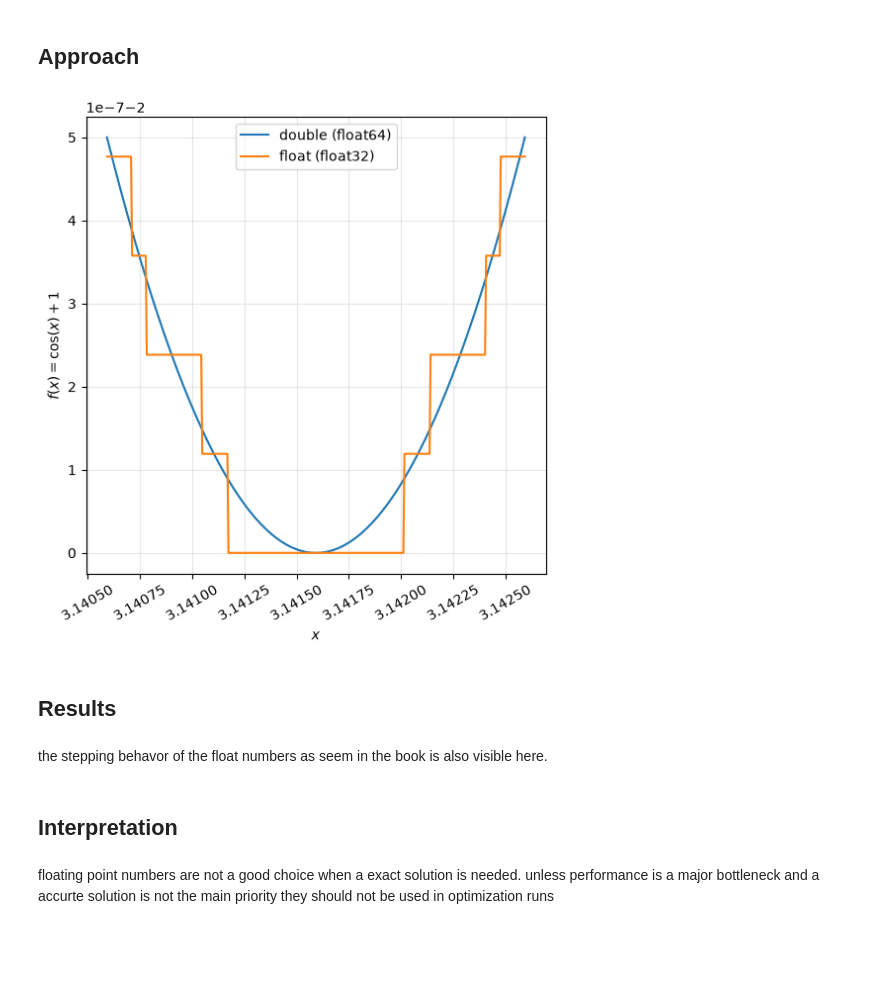
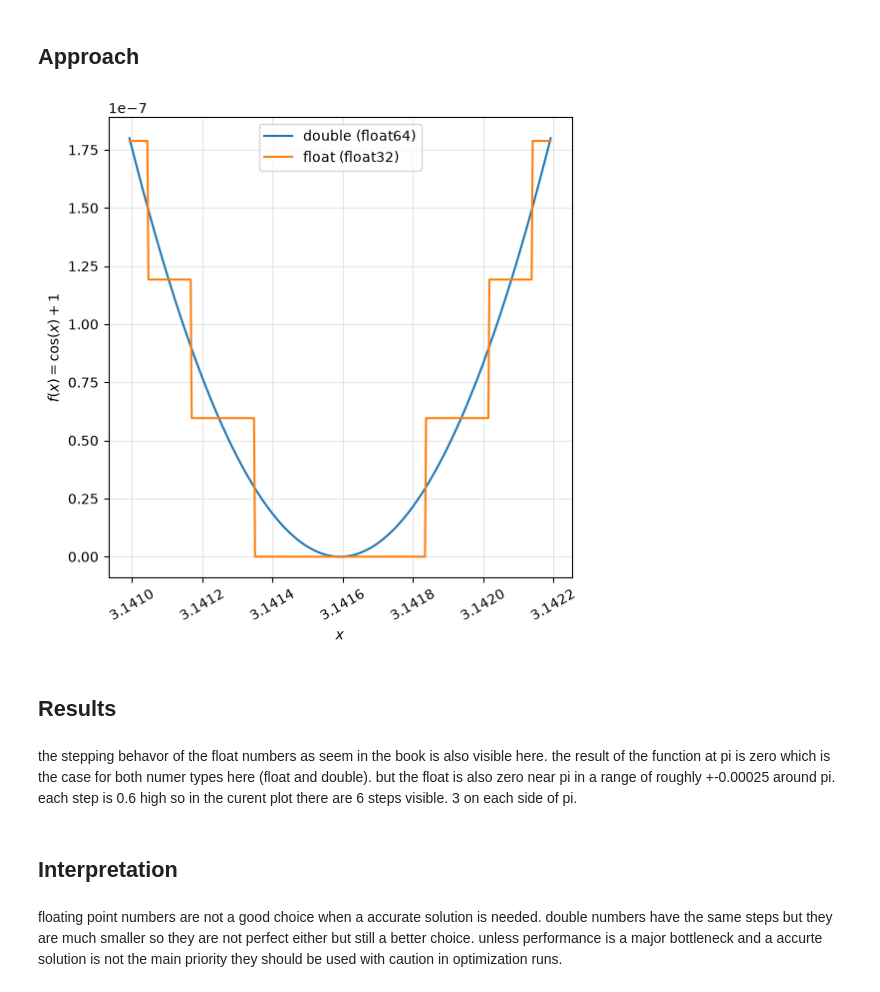
Before and after one commit to S0mar/MDO_Learn, a Jupyter notebook: solutions/ch03/prob3_4.ipynb, the cells around one changed output. Saved outputs shown, nothing was run; the diff lists cells and outputs as text; code cells hidden in the pictures; blank space fills up the shorter version.

```diff
--- a/solutions/ch03/prob3_4.ipynb
+++ b/solutions/ch03/prob3_4.ipynb
@@ -17,27 +20,27 @@ from scipy import optimize
 ## Approach
 # %%
 def func(x):
-    return np.cos(x) - 1
+    return np.cos(x) + 1
 
-x = np.pi + np.linspace(-1e-3, 1e-3, 400)       # float64 ("double")
+x = np.pi + np.linspace(-6e-4, 6e-4, 400)
 
 fig, ax = plt.subplots(figsize=(6, 6))
-ax.plot(x, func(x), "-", ms=3, label="double (float64)")
+ax.plot(x, func(x), "-", ms=3, label="double (float64)") #plot as double
 ax.plot(x, func(x.astype(np.float32)), "-", ms=3, label="float (float32)") #plot as float32
 ax.set_xlabel("$x$")
 ax.set_ylabel("$f(x) = \\cos(x) + 1$")
 ax.grid(alpha=0.3)
 ax.legend()
 ax.tick_params(axis="x", labelrotation=30)
 
 plt.show()
 # %% [output]
-[figure, old version]
+[figure, new version]
 # %% [markdown]
 ## Results
 # %% [markdown]
-the stepping behavor of the float numbers as seem in the book is also visible here.
+the stepping behavor of the float numbers as seem in the book is also visible here. the result of the function at pi is zero which is the case for both numer types here (float and double). but the float is also zero near pi in a range of roughly +-0.00025 around pi. each step is 0.6 high so in the curent plot there are 6 steps visible. 3 on each side of pi.
 # %% [markdown]
 ## Interpretation
 # %% [markdown]
-floating point numbers are not a good choice when a exact solution is needed. unless performance is a major bottleneck and a accurte solution is not the main priority they should not be used in optimization runs
+floating point numbers are not a good choice when a accurate solution is needed. double numbers have the same steps but they are much smaller so they are not perfect either but still a better choice. unless performance is a major bottleneck and a accurte solution is not the main priority they should be used with caution in optimization runs.
```
Also changed, not shown: parts of 1 cell of this notebook, 2 other files.
